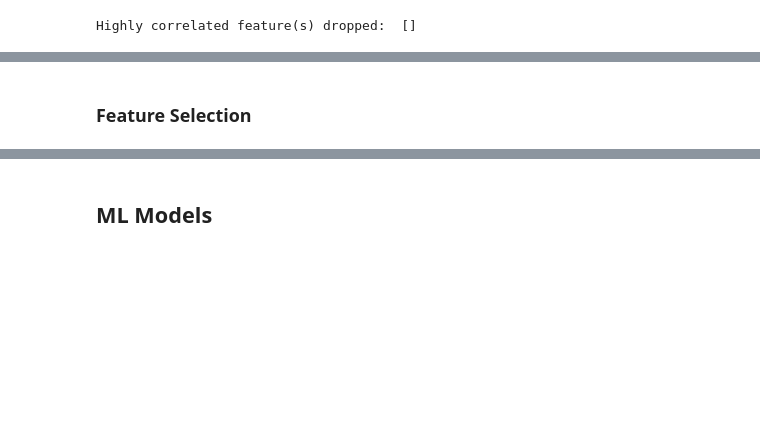
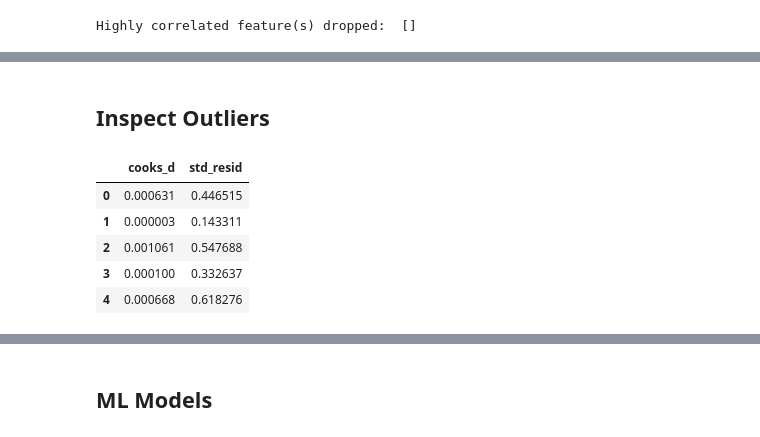
Before and after one commit to SimonRbk95/Churn_Prediction_Model, a Jupyter notebook: DS_Project_New.ipynb, the cells around one changed output, grey strips where cells are left out. Saved outputs shown, nothing was run; the diff lists cells and outputs as text; code cells hidden in the pictures; blank space fills up the shorter version.

```diff
--- a/DS_Project_New.ipynb
+++ b/DS_Project_New.ipynb
@@ -182,2 +185,0 @@ dtype: float64
-# %% [markdown]
-### Feature Selection
@@ -186,0 +186,28 @@ pass
+# %% [markdown]
+## Inspect Outliers
+# %%
+from scipy import stats
+
+# get influence measures
+infl = res.get_influence(observed=False)
+
+# get summary df of influence measures
+summ_df = infl.summary_frame()
+
+# Filter summary df to Cook distance
+diagnosis_df = summ_df.loc[:,['cooks_d']]
+
+# Append absolute standardized residual values
+diagnosis_df['std_resid'] = stats.zscore(res.resid_pearson)
+diagnosis_df['std_resid'] = diagnosis_df.loc[:,'std_resid'].apply(lambda x: np.abs(x))
+
+# Sort by Cook's Distance
+diagnosis_df.sort_values("cooks_d", ascending=False)
+diagnosis_df.head()
+# %% [output]
+|  | cooks_d | std_resid |
+| 0 | 0.000631 | 0.446515 |
+| 1 | 0.000003 | 0.143311 |
+| 2 | 0.001061 | 0.547688 |
+| 3 | 0.000100 | 0.332637 |
+| 4 | 0.000668 | 0.618276 |
```
Also changed, not shown: parts of 15 cells of this notebook.
